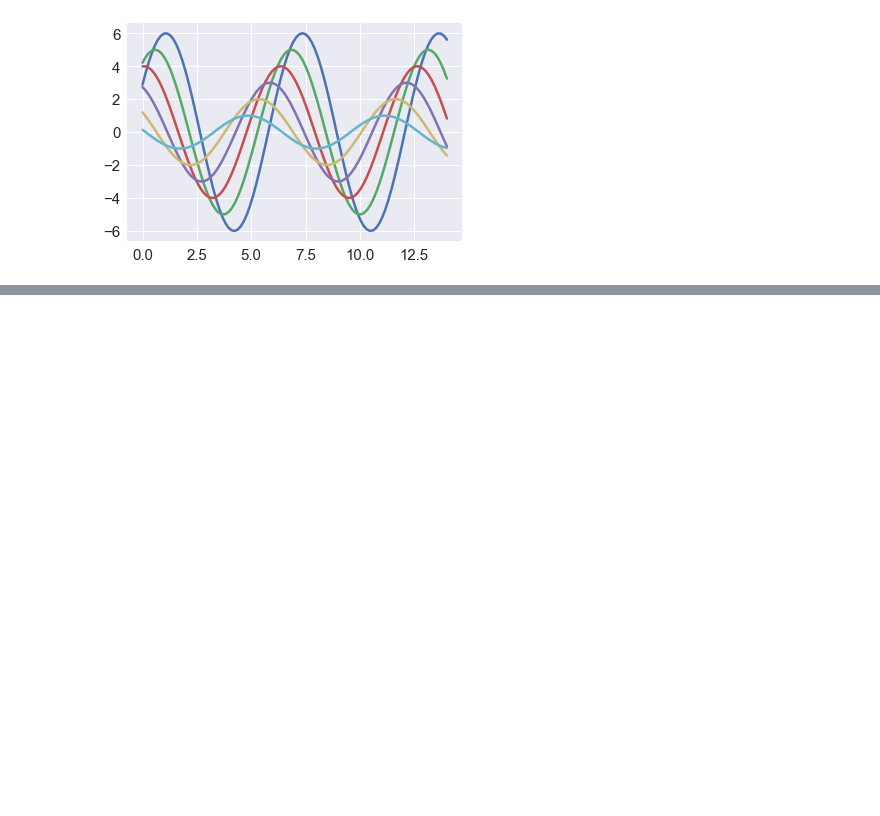
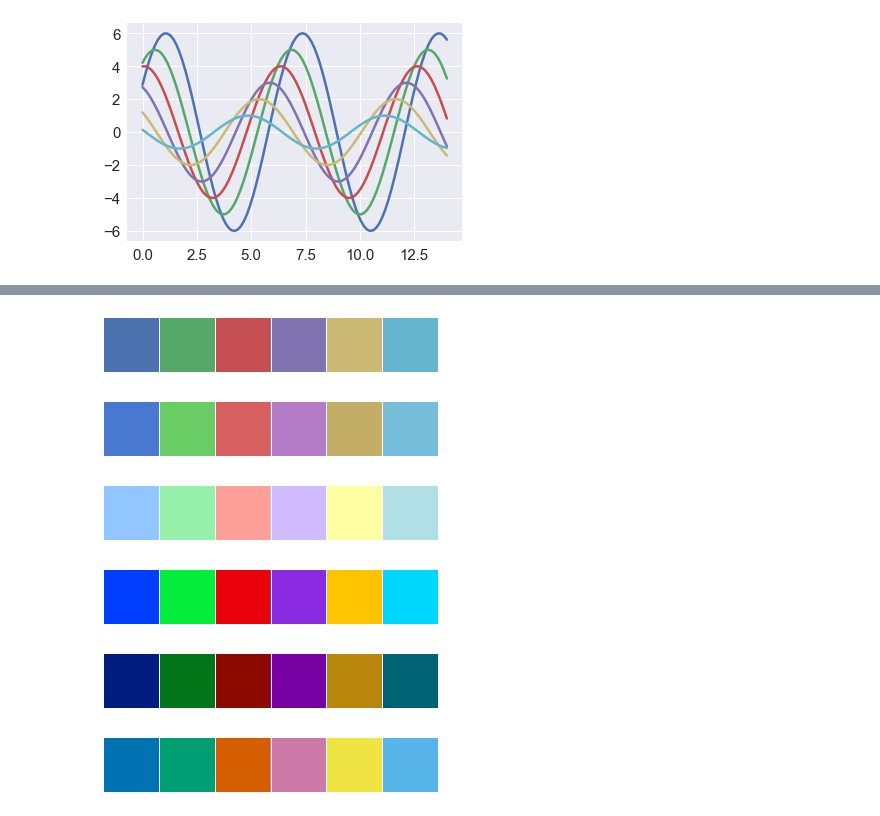
Before and after one commit to HassanSherwani/Data_Analysis_Python-II, a Jupyter notebook: 9.Seaborn.ipynb, the cells around one changed output, grey strips where cells are left out. Cells and saved outputs as stored; diff of their text form; code cells hidden in the pictures; blank space fills up the shorter version.

```diff
--- a/9.Seaborn.ipynb
+++ b/9.Seaborn.ipynb
@@ -203,0 +211,11 @@ sinplot()
+# %%
+for variation in ['deep', 'muted', 'pastel', 'bright', 'dark', 'colorblind']:
+    current_palette = sns.color_palette(variation)
+    sns.palplot(current_palette)
+# %% [output]
+[figure, added]
+[figure, added]
+[figure, added]
+[figure, added]
+[figure, added]
+[figure, added]
```
Also changed, not shown: parts of 48 cells of this notebook.
